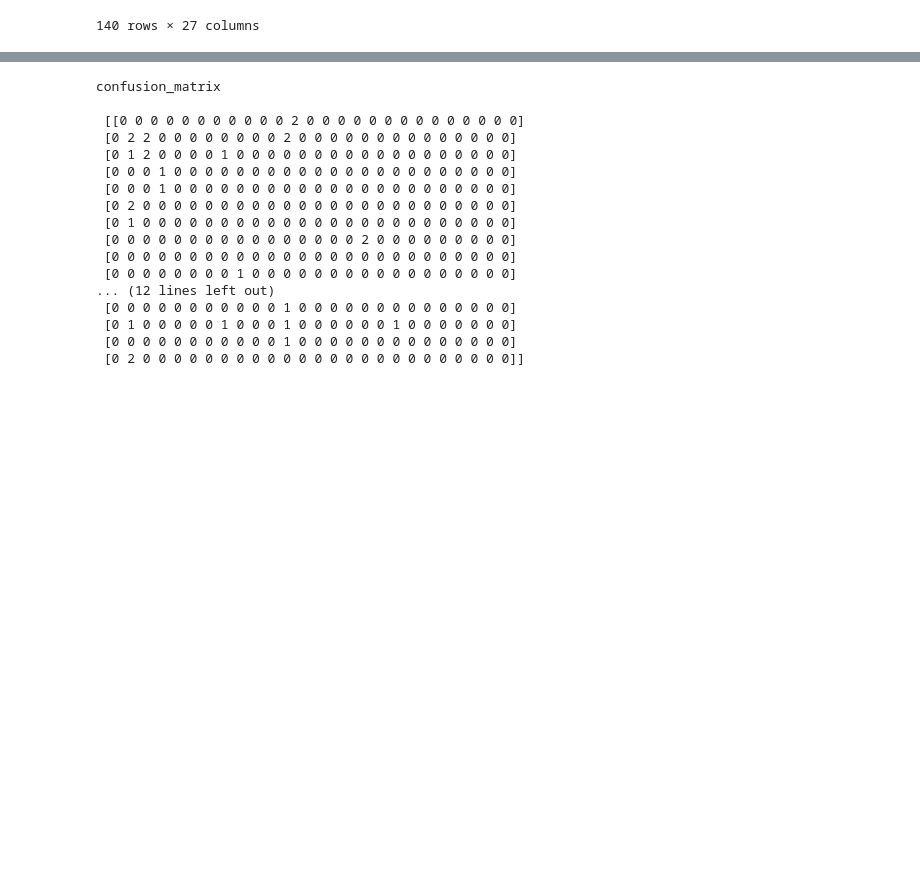
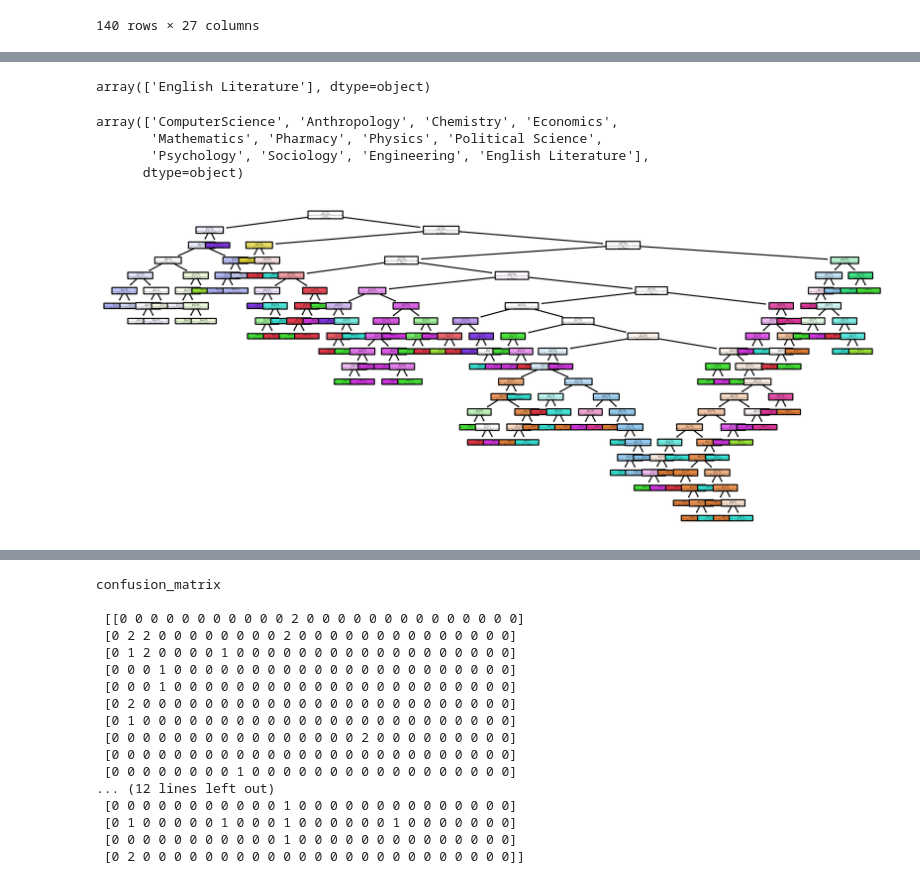
Before and after one commit to zulfahmidev/capstone_ml, a Jupyter notebook: dataset_nopal/model.ipynb, the cells around one changed output, grey strips where cells are left out. Cells and saved outputs as stored; diff of their text form; code cells hidden in the pictures; blank space fills up the shorter version.

```diff
--- a/dataset_nopal/model.ipynb
+++ b/dataset_nopal/model.ipynb
@@ -148,7 +163,7 @@ X
 X_train, X_test, y_train, y_test = train_test_split(X, y, test_size=0.3, random_state=1)
 # %%
 clf = DecisionTreeClassifier()
-clf = clf.fit(X_train, y_train)
+clf = clf.fit(X_train.values, y_train.values)
 y_pred = clf.predict(X_test)
 # %%
 print("akurasi:" ,metrics.accuracy_score(y_test, y_pred))
@@ -157,4 +171,0 @@ akurasi: 0.09523809523809523
-# %%
-clf = DecisionTreeClassifier(criterion="entropy", max_depth=3)
-clf = clf.fit(X_train, y_train)
-y_pred = clf.predict(X_test)
@@ -160,0 +174,28 @@ y_pred = clf.predict(X_test)
+# %%
+y_pred
+# %% [output]
+array(['English Literature'], dtype=object)
+# %%
+df['Major'].unique()
+# %% [output]
+array(['ComputerScience', 'Anthropology', 'Chemistry', 'Economics',
+       'Mathematics', 'Pharmacy', 'Physics', 'Political Science',
+       'Psychology', 'Sociology', 'Engineering', 'English Literature'],
+      dtype=object)
+# %%
+from sklearn import tree
+import matplotlib.pyplot as plt
+
+
+features_cols = ['P1', 'P2', 'P3', 'P4', 'P5','P6', 'P7', 'P8', 'P9', 'P10','P11', 'P12', 'P13', 'P14', 'P15','P16', 'P17', 'P18', 'P19', 'P20']
+plt.figure(figsize=(12,5), dpi=500)
+tree.plot_tree(clf,
+               feature_names=features_cols,
+               class_names=['ComputerScience', 'Anthropology', 'Chemistry', 'Economics',
+                            'Mathematics', 'Pharmacy', 'Physics', 'Political Science',
+                            'Psychology', 'Sociology', 'Engineering', 'English Literature'],
+               filled=True,
+               rounded=True
+               );
+# %% [output]
+[figure, added]
```
Also changed, not shown: parts of 16 cells of this notebook, 19 other files.
